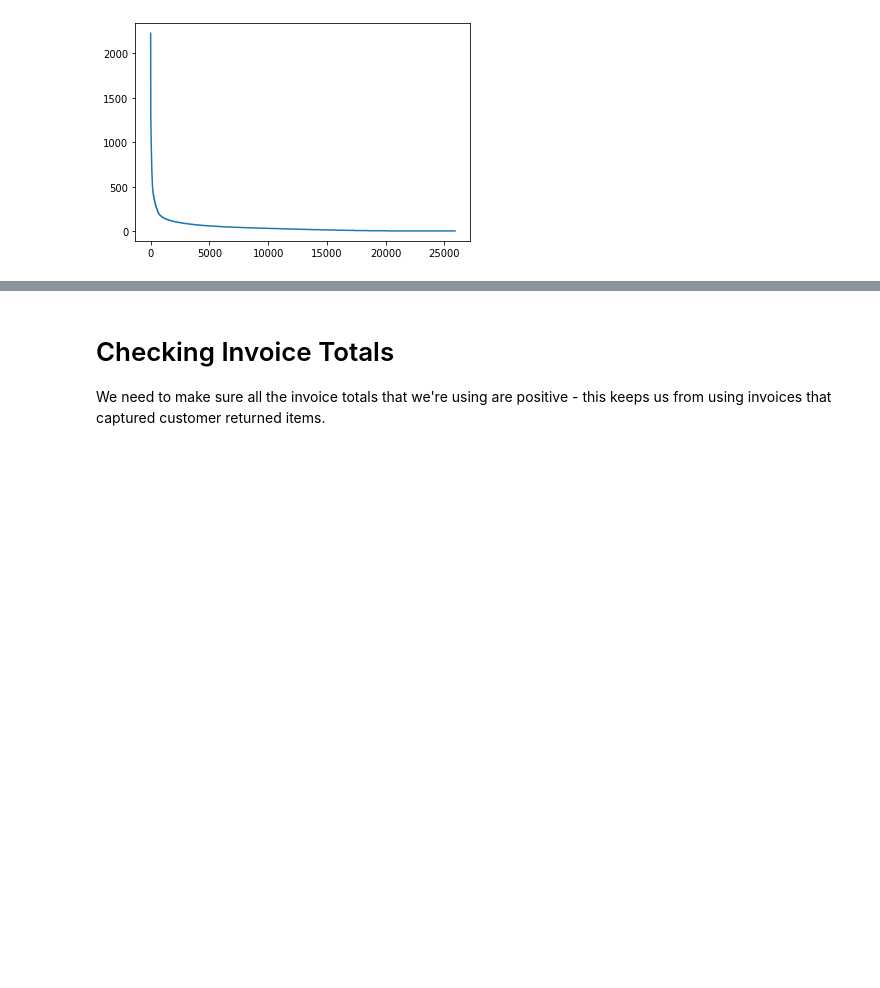
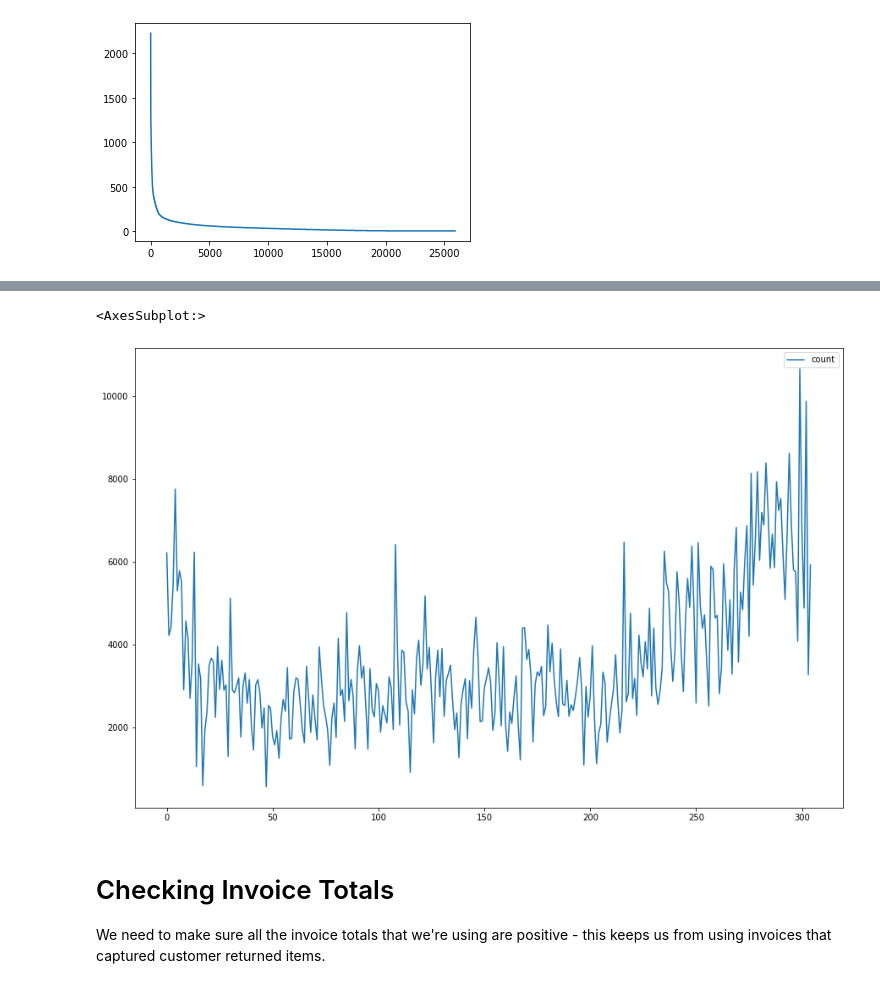
Before and after one commit to HSV-AI/product-recommendation, a Jupyter notebook: notebooks/vipin20-Transaction-Data-EDA.ipynb, the cells around one changed output, grey strips where cells are left out. Drawn from its saved outputs; the diff is of its cells as text; code cells hidden in the pictures; blank space fills up the shorter version.

```diff
--- a/notebooks/vipin20-Transaction-Data-EDA.ipynb
+++ b/notebooks/vipin20-Transaction-Data-EDA.ipynb
@@ -83,3 +166,12 @@ And a graph of what the curve looks like:
+# %%
+transactions.groupby(['datetime'])['datetime'] \
+                             .count() \
+                             .reset_index(name='count') \
+                             .sort_values(['datetime'], ascending=True) \
+                             .plot(figsize=(15,10))
+# %% [output]
+<AxesSubplot:>
+[figure, added]
 # %% [markdown]
 # Checking Invoice Totals
 
```
Also changed, not shown: parts of 26 cells of this notebook, 1 other file.
